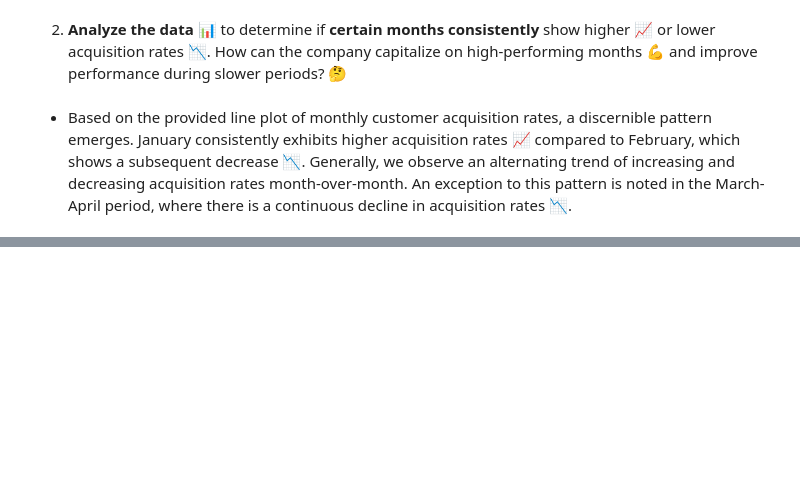
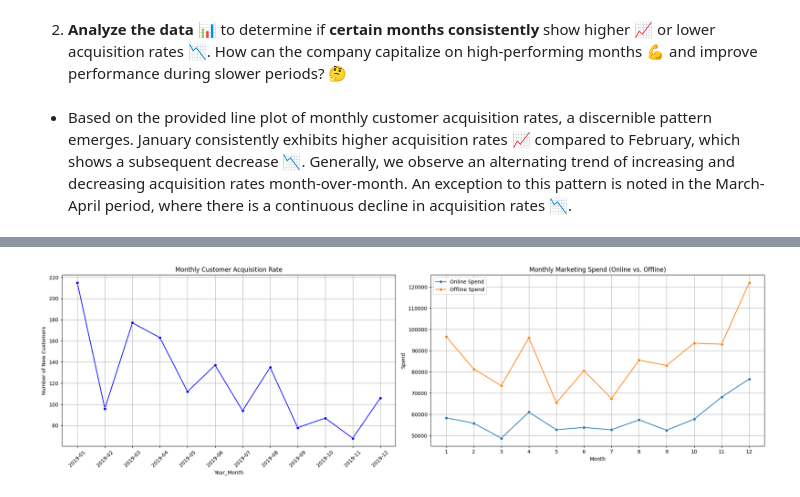
Before and after one commit to Smita569/E-commerce_Marketing_and_sales, a Jupyter notebook: E_commerce_Marketing_and_sales_Business_Case.ipynb, the cells around one changed output, grey strips where cells are left out. Cells and saved outputs as stored; diff of their text form; code cells hidden in the pictures; blank space fills up the shorter version.

```diff
--- a/E_commerce_Marketing_and_sales_Business_Case.ipynb
+++ b/E_commerce_Marketing_and_sales_Business_Case.ipynb
@@ -135,3 +135,9 @@ plt.show()
 
 
 *  Based on the provided line plot of monthly customer acquisition rates, a discernible pattern emerges. January consistently exhibits higher acquisition rates 📈 compared to February, which shows a subsequent decrease 📉. Generally, we observe an alternating trend of increasing and decreasing acquisition rates month-over-month. An exception to this pattern is noted in the March-April period, where there is a continuous decline in acquisition rates 📉.
+# %%
+# Extract the month from the 'Date' column and create a new 'Month' column.
+df_marketingSpend['Month']=pd.to_datetime(df_marketingSpend['Date']).dt.month
+# Group the DataFrame by the extracted 'Month' and calculate the sum of 'Online_Spend' and 'Offline_Spend' for each month.
+monthly_marketing_spend=df_marketingSpend.groupby('Month')[['Online_Spend','Offline_Spend']].sum().reset_index()
+monthly_marketing_spend
@@ -137,0 +158,24 @@ plt.show()
+# %%
+# plot the line plot graph for the above data
+fig, axes = plt.subplots(1, 2, figsize=(20, 6))
+sns.lineplot(ax=axes[0], data=monthly_acquisition, x=monthly_acquisition['Year_Month'].astype(str), y=monthly_acquisition['New_Customers'], marker='o', color='blue')
+axes[0].set_title('Monthly Customer Acquisition Rate')
+axes[0].set_xlabel('Year_Month')
+axes[0].set_ylabel('Number of New Customers')
+axes[0].grid(True)
+axes[0].tick_params(axis='x', rotation=45)
+
+# Plot Monthly Marketing Spend (Online vs. Offline)
+sns.lineplot(ax=axes[1], data=monthly_marketing_spend, x='Month', y='Online_Spend', label='Online Spend', marker='o')
+sns.lineplot(ax=axes[1], data=monthly_marketing_spend, x='Month', y='Offline_Spend', label='Offline Spend', marker='o')
+axes[1].set_title('Monthly Marketing Spend (Online vs. Offline)')
+axes[1].set_xlabel('Month')
+axes[1].set_ylabel('Spend')
+axes[1].set_xticks(monthly_marketing_spend['Month']) # Ensure all months are shown on x-axis
+axes[1].legend()
+axes[1].grid(True)
+
+plt.tight_layout()
+plt.show()
+# %% [output]
+[figure, added]
```
Also changed, not shown: parts of 2 cells of this notebook.
